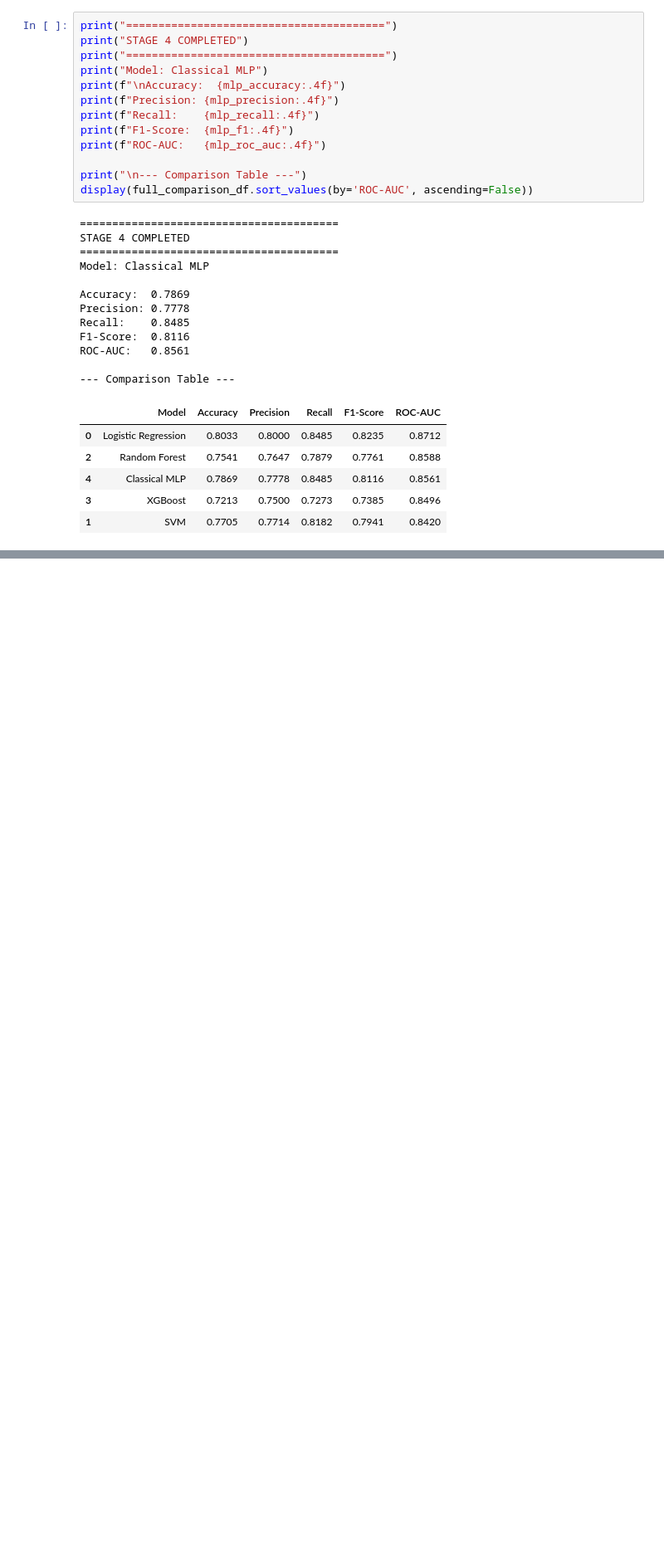
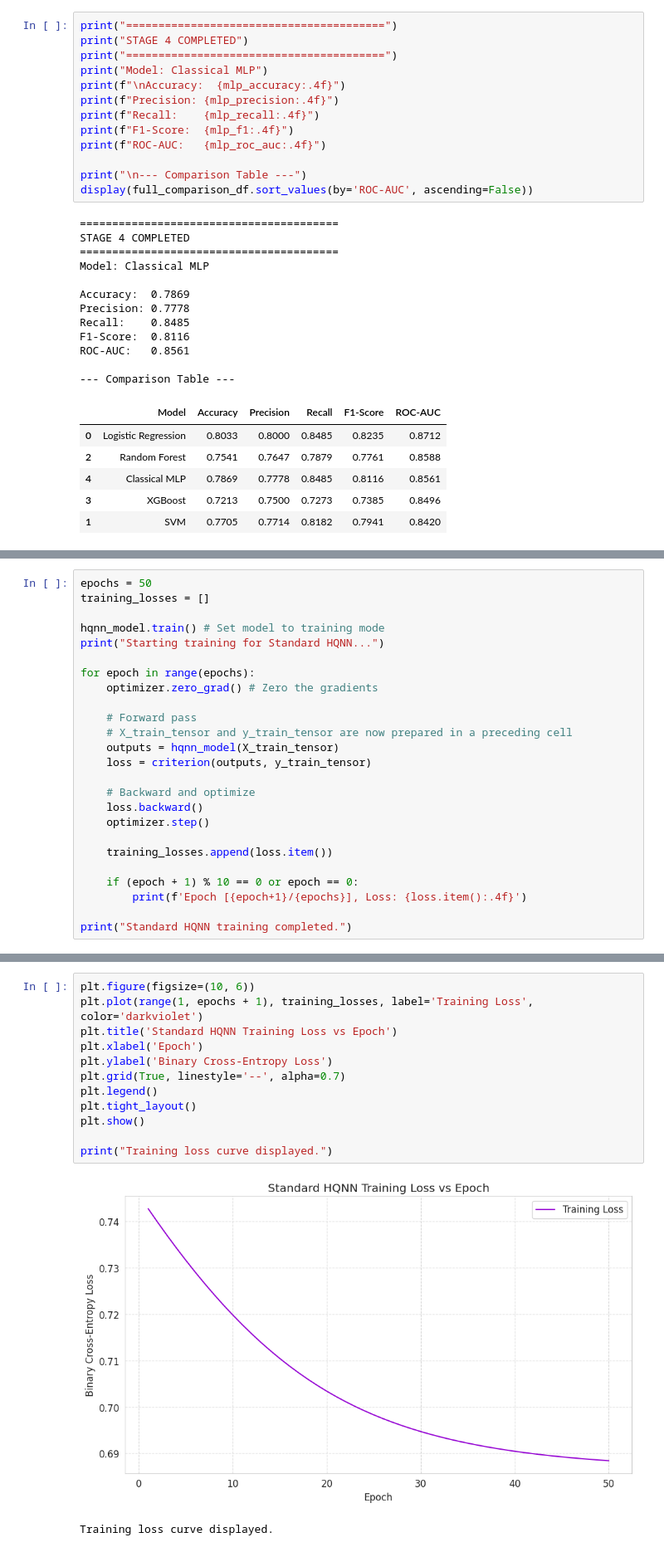
Before and after one commit to KandhimallaYashwanth/MajorProject, a Jupyter notebook: Copy_of_Major.ipynb, the cells around one changed output, grey strips where cells are left out. Shown at 83% size. Cells and saved outputs as stored; diff of their text form; blank space fills up the shorter version.

Commit message:
Feat(Stage 5): Implement Standard Hybrid Quantum-Classical Neural Network (HQNN) Baseline

```diff
--- a/Copy_of_Major.ipynb
+++ b/Copy_of_Major.ipynb
@@ -1784,0 +2109,25 @@ ROC-AUC:   0.8561
+# %%
+epochs = 50
+training_losses = []
+
+hqnn_model.train() # Set model to training mode
+print("Starting training for Standard HQNN...")
+
+for epoch in range(epochs):
+    optimizer.zero_grad() # Zero the gradients
+
+    # Forward pass
+    # X_train_tensor and y_train_tensor are now prepared in a preceding cell
+    outputs = hqnn_model(X_train_tensor)
+    loss = criterion(outputs, y_train_tensor)
+
+    # Backward and optimize
+    loss.backward()
+    optimizer.step()
+
+    training_losses.append(loss.item())
+
+    if (epoch + 1) % 10 == 0 or epoch == 0:
+        print(f'Epoch [{epoch+1}/{epochs}], Loss: {loss.item():.4f}')
+
+print("Standard HQNN training completed.")
@@ -1784,0 +2145,15 @@ ROC-AUC:   0.8561
+# %%
+plt.figure(figsize=(10, 6))
+plt.plot(range(1, epochs + 1), training_losses, label='Training Loss', color='darkviolet')
+plt.title('Standard HQNN Training Loss vs Epoch')
+plt.xlabel('Epoch')
+plt.ylabel('Binary Cross-Entropy Loss')
+plt.grid(True, linestyle='--', alpha=0.7)
+plt.legend()
+plt.tight_layout()
+plt.show()
+
+print("Training loss curve displayed.")
+# %% [output]
+[figure, added]
+Training loss curve displayed.
```
Also changed, not shown: parts of 39 cells of this notebook.
